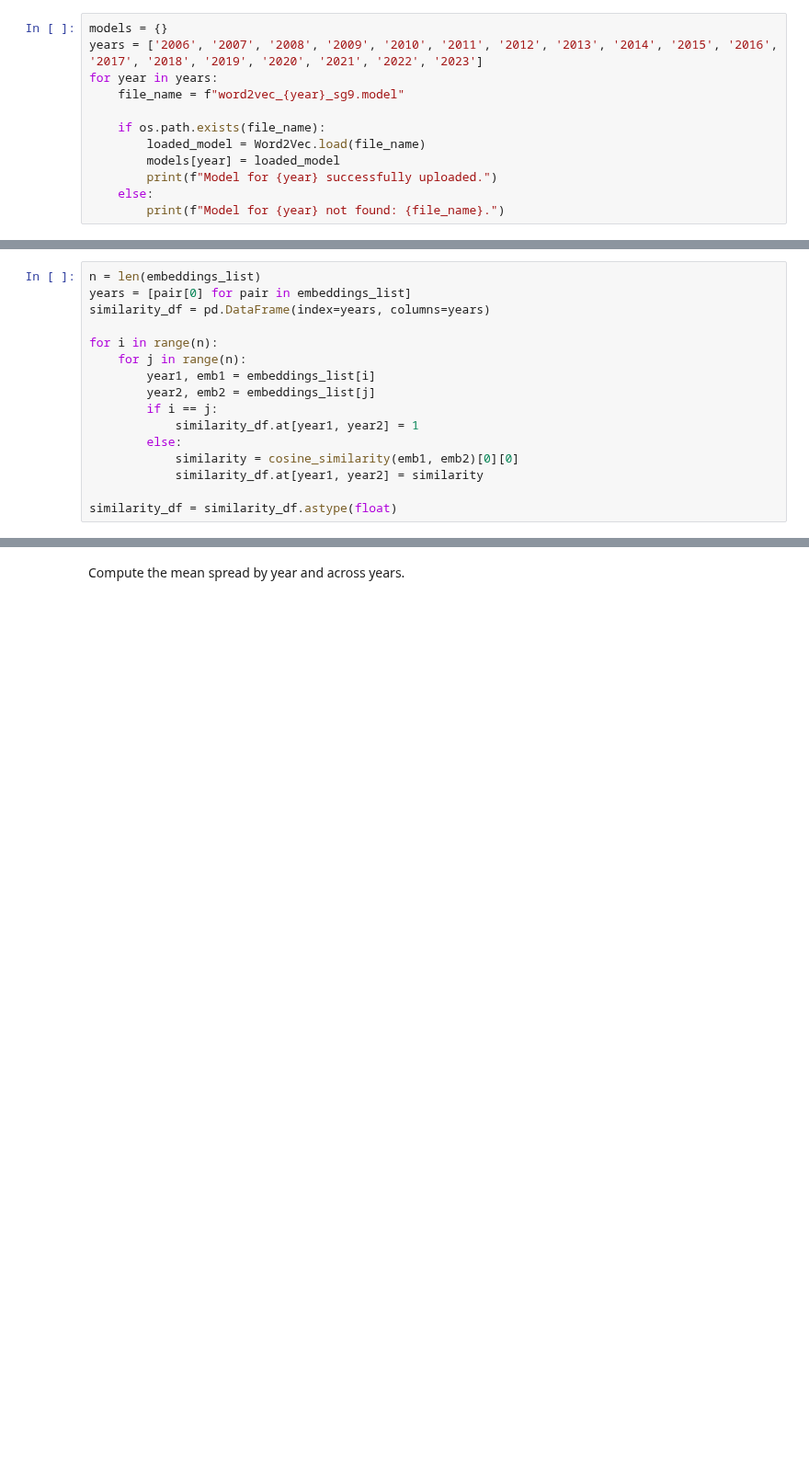
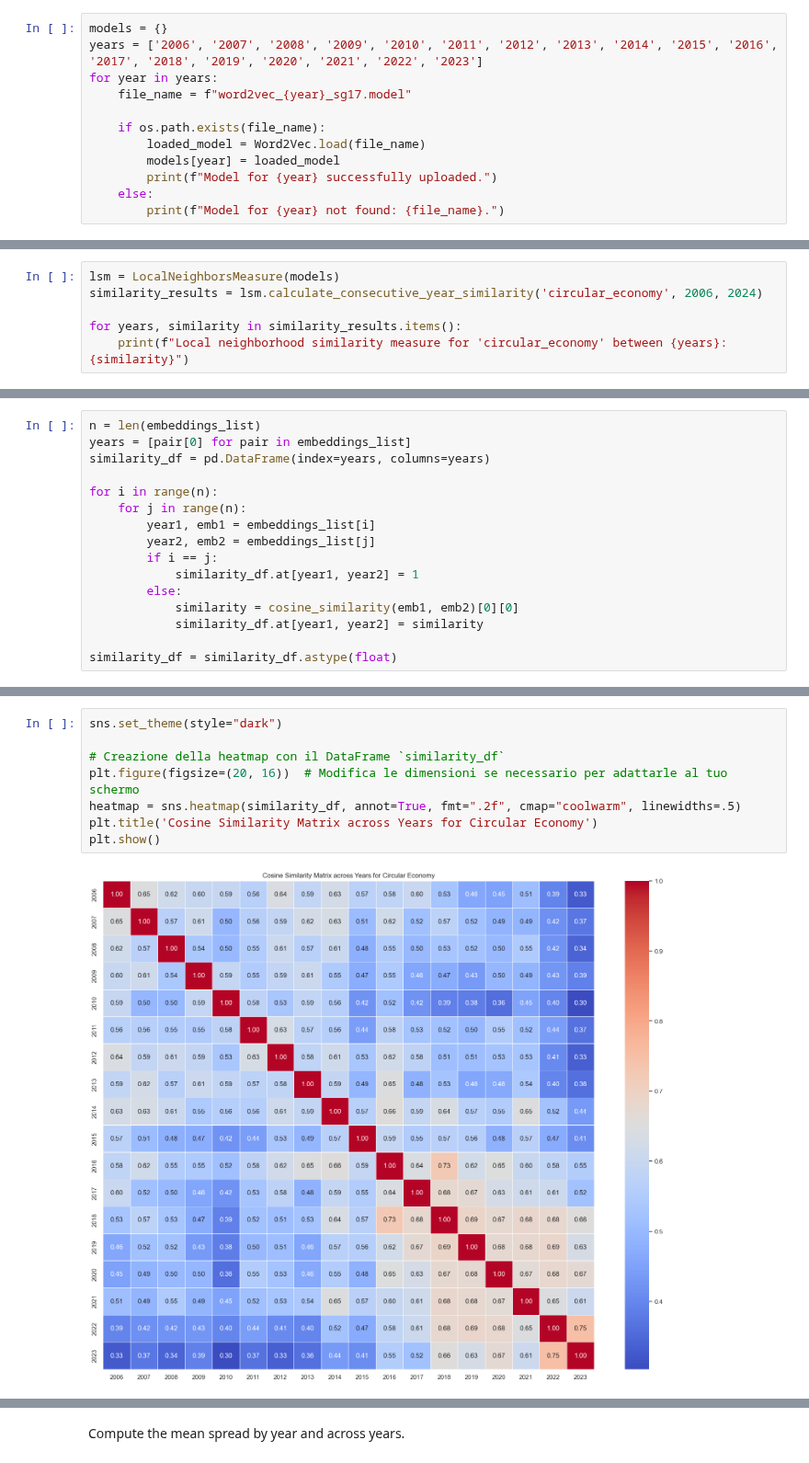
Before and after one commit to doinav/tesi-ssd, a Jupyter notebook: semantic shift detection.ipynb, the cells around one changed output, grey strips where cells are left out. Shown at 92% size. Saved outputs shown, nothing was run; the diff lists cells and outputs as text; blank space fills up the shorter version.

```diff
--- a/semantic shift detection.ipynb
+++ b/semantic shift detection.ipynb
@@ -19,7 +22,7 @@ tokens = np.load('tokens_per_year_bigrams.npy',allow_pickle='FALSE').item()
 models = {}
 years = ['2006', '2007', '2008', '2009', '2010', '2011', '2012', '2013', '2014', '2015', '2016', '2017', '2018', '2019', '2020', '2021', '2022', '2023']
 for year in years:
-    file_name = f"word2vec_{year}_sg9.model"
+    file_name = f"word2vec_{year}_sg17.model"
 
     if os.path.exists(file_name):
         loaded_model = Word2Vec.load(file_name)
@@ -96,0 +111,6 @@ Similarity bewteen 2022 and 2023: 0.7860723733901978
+# %%
+lsm = LocalNeighborsMeasure(models)
+similarity_results = lsm.calculate_consecutive_year_similarity('circular_economy', 2006, 2024)
+
+for years, similarity in similarity_results.items():
+    print(f"Local neighborhood similarity measure for 'circular_economy' between {years}: {similarity}")
@@ -133,0 +202,10 @@ Pairs of minimum similarity: [('2009', '2023'), ('2023', '2009')]
+# %%
+sns.set_theme(style="dark")
+
+# Creazione della heatmap con il DataFrame `similarity_df`
+plt.figure(figsize=(20, 16))  # Modifica le dimensioni se necessario per adattarle al tuo schermo
+heatmap = sns.heatmap(similarity_df, annot=True, fmt=".2f", cmap="coolwarm", linewidths=.5)
+plt.title('Cosine Similarity Matrix across Years for Circular Economy')
+plt.show()
+# %% [output]
+[figure, added]
```
Also changed, not shown: parts of 45 cells of this notebook.
